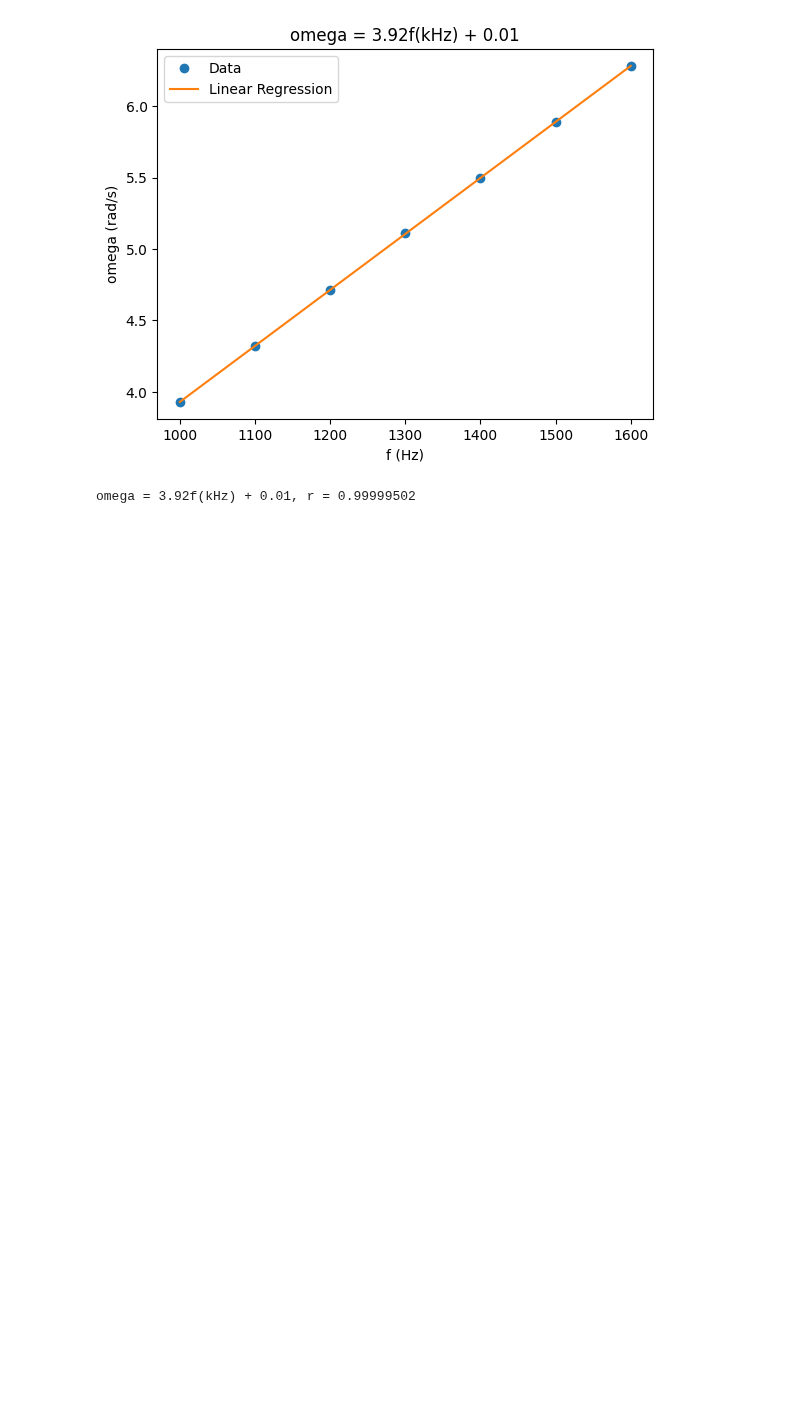
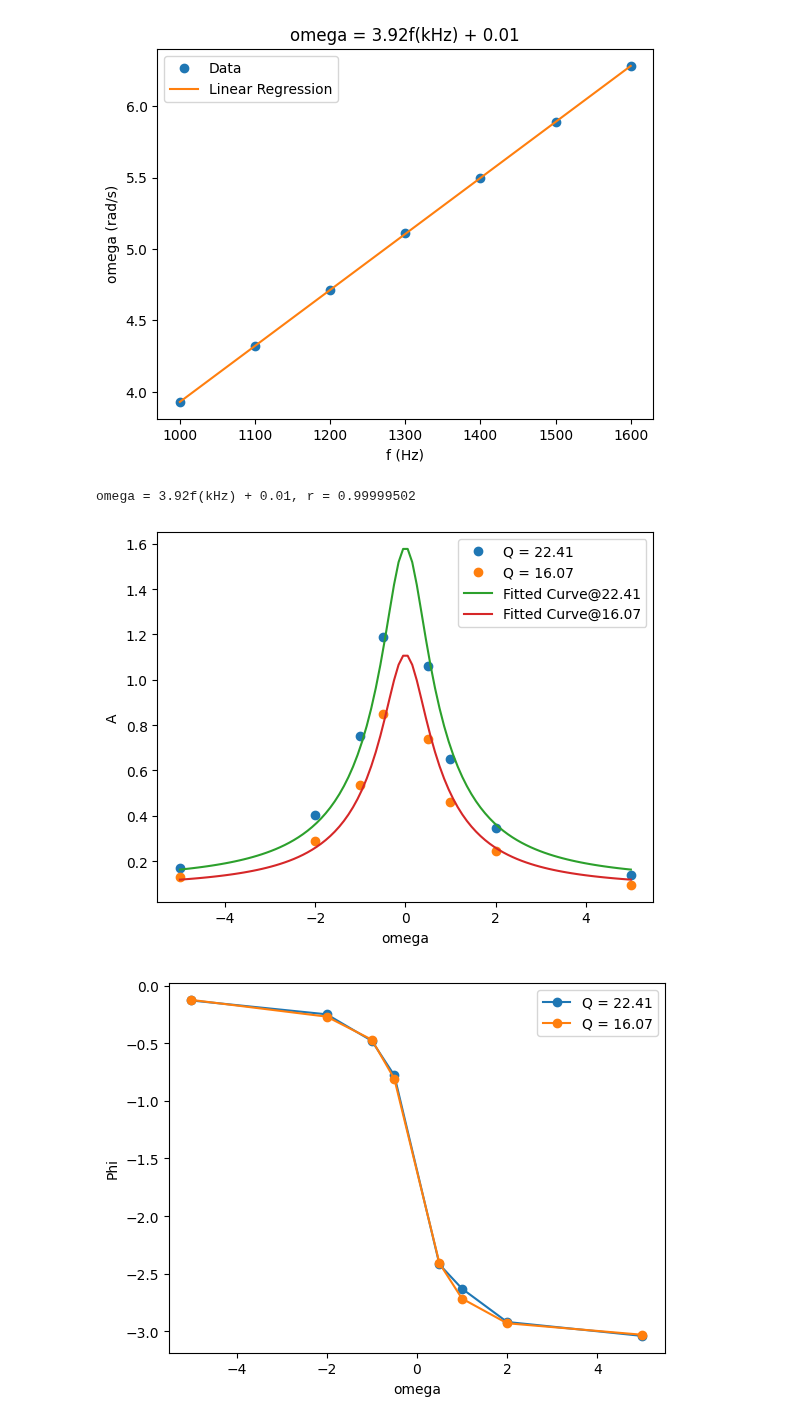
Before and after one commit to LantoZheng/Code, a Jupyter notebook: Experiments/Fundamental_physics/Oscillation/data/data.ipynb, the cells around one changed output. Cells and saved outputs as stored; diff of their text form; code cells hidden in the pictures; blank space fills up the shorter version.

```diff
--- a/Experiments/Fundamental_physics/Oscillation/data/data.ipynb
+++ b/Experiments/Fundamental_physics/Oscillation/data/data.ipynb
@@ -53,0 +51,44 @@ data = pd.concat([data1,data2],axis=1)
+# %%
+data1 = pd.read_excel('data.xlsx',sheet_name='3A')
+data2 = pd.read_excel('data.xlsx',sheet_name='3P')
+
+
+Q = [22.41,16.07]
+omega = data1['omega']
+A = [data1['A1'],data1['A2']]
+phi = [data2['phi1'],data2['phi2']]
+omega_range = np.linspace(min(omega), max(omega), 100)
+
+
+def g(omega,Q,A,B):
+    return A/(np.sqrt(omega**2+Q**2*(omega**2-1)**2))+B
+
+def psi(omega,Q,p):
+    return  -np.arctan(Q * (omega / (1 - omega**2)))+p
+
+
+plt.plot(omega,A[0],'o',label='Q = 22.41')
+plt.plot(omega,A[1],'o',label='Q = 16.07')
+popt0, pcov0 = curve_fit(g, omega, A[0])
+popt1, pcov1 = curve_fit(g, omega, A[1])
+A_fit0 = g(omega_range, *popt0)
+A_fit1 = g(omega_range, *popt1)
+# Plot the fitted curve
+plt.plot(omega_range, A_fit0, label='Fitted Curve@22.41')
+plt.plot(omega_range, A_fit1, label='Fitted Curve@16.07')
+plt.xlabel('omega')
+plt.ylabel('A')
+plt.legend()
+plt.show()
+
+
+plt.plot(omega,phi[0],'-o',label='Q = 22.41')
+plt.plot(omega,phi[1],'-o',label='Q = 16.07')
+
+plt.xlabel('omega')
+plt.ylabel('Phi')
+plt.legend()
+plt.show()
+# %% [output]
+[figure, added]
+[figure, added]
```
Also changed, not shown: parts of 3 cells of this notebook, 10 other files.
